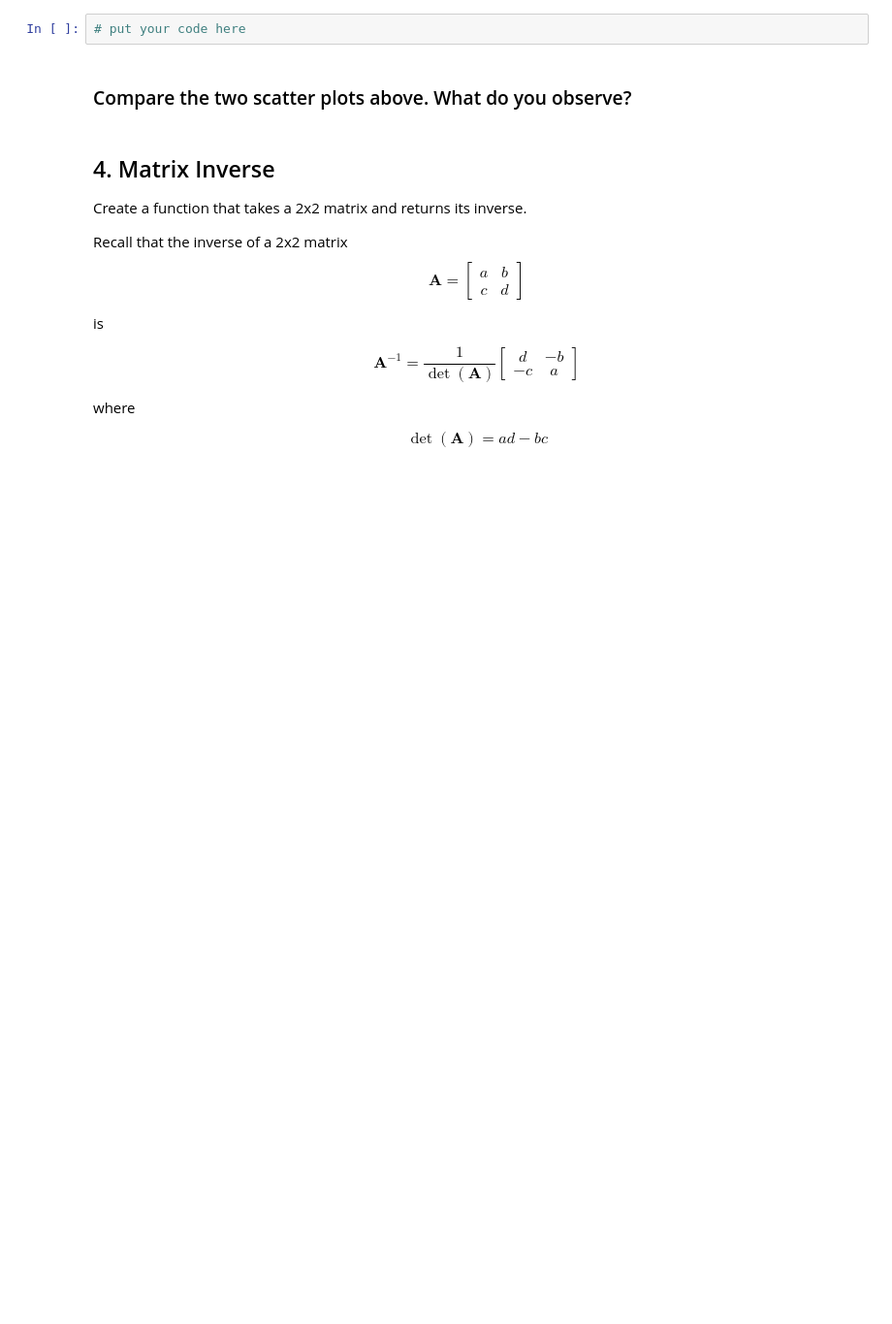
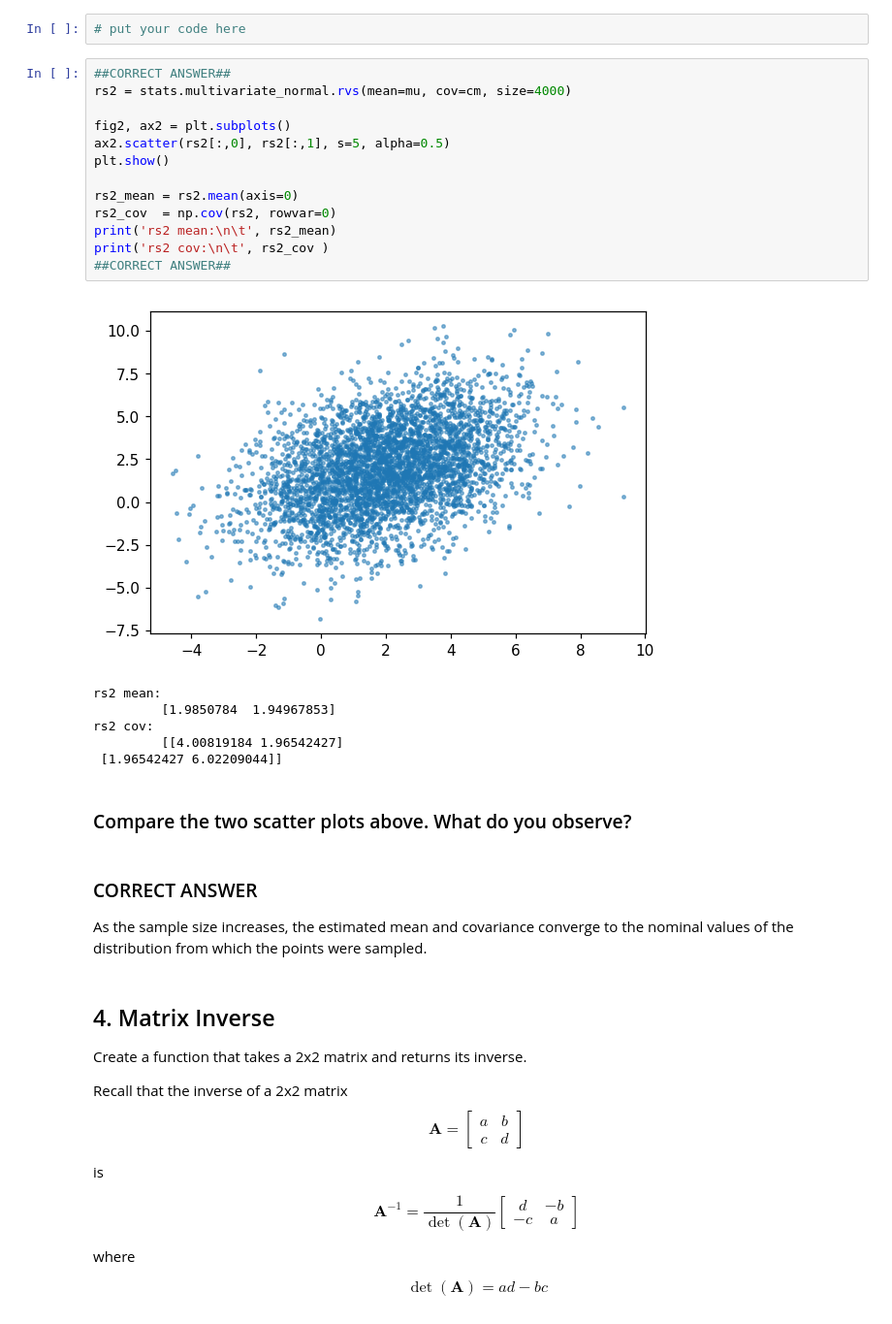
Before and after one commit to UoB-COMS21202/lab_sheets_public, a Jupyter notebook: lab_2/labsheet2.ipynb, the cells around one changed output. Shown at 97% size. Cells and saved outputs as stored; diff of their text form; blank space fills up the shorter version.

```diff
--- a/lab_2/labsheet2.ipynb
+++ b/lab_2/labsheet2.ipynb
@@ -75,8 +156,32 @@ Create now a scatter plot of the sequence using the function [`plt.scatter`](htt
 Let's increase now the length of the sequence to 4000. Plot the new data and compute the new mean and covariance.
 # %%
 # put your code here
+# %%
+##CORRECT ANSWER##
+rs2 = stats.multivariate_normal.rvs(mean=mu, cov=cm, size=4000)
+
+fig2, ax2 = plt.subplots()
+ax2.scatter(rs2[:,0], rs2[:,1], s=5, alpha=0.5)
+plt.show()
+
+rs2_mean = rs2.mean(axis=0)
+rs2_cov  = np.cov(rs2, rowvar=0)
+print('rs2 mean:\n\t', rs2_mean)
+print('rs2 cov:\n\t', rs2_cov )
+##CORRECT ANSWER##
+# %% [output]
+[figure, added]
+rs2 mean:
+         [1.9850784  1.94967853]
+rs2 cov:
+         [[4.00819184 1.96542427]
+ [1.96542427 6.02209044]]
 # %% [markdown]
 ### Compare the two scatter plots above. What do you observe?
+# %% [markdown]
+### CORRECT ANSWER
+
+As the sample size increases, the estimated mean and covariance converge to the nominal values of the distribution from which the points were sampled.
 # %% [markdown]
 ## 4. Matrix Inverse
 
```
Also changed, not shown: parts of 18 cells of this notebook.
